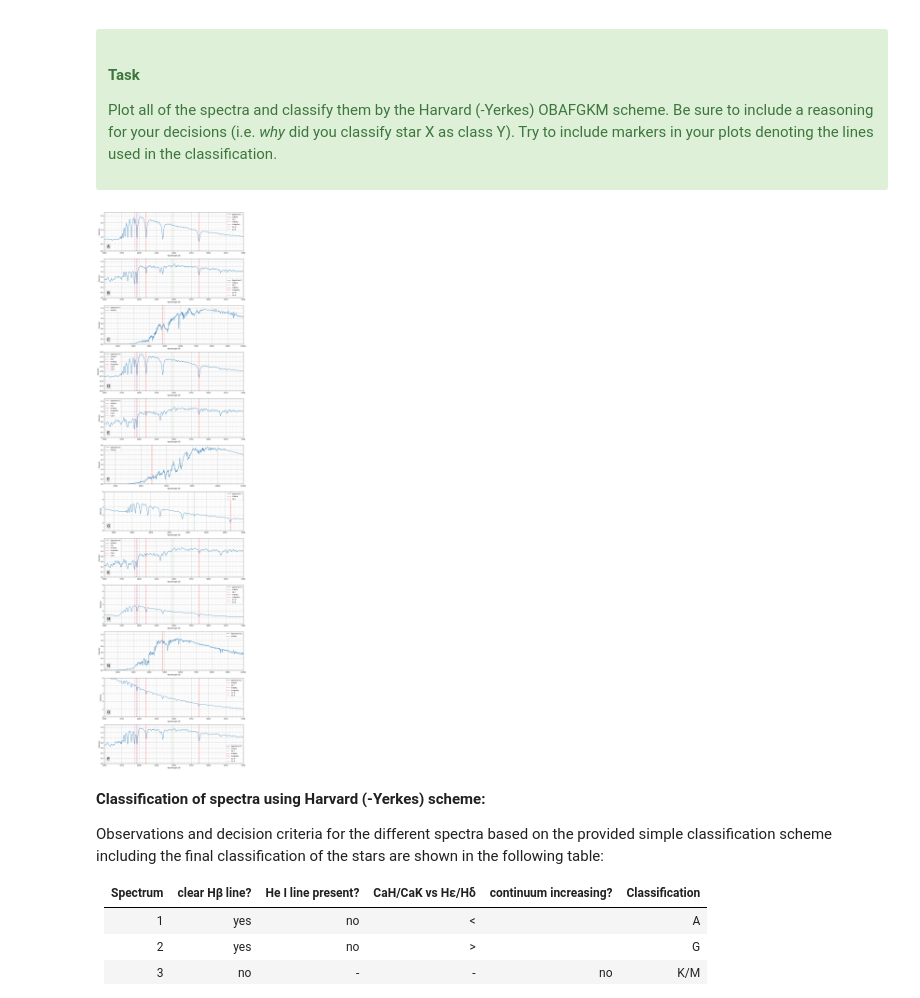
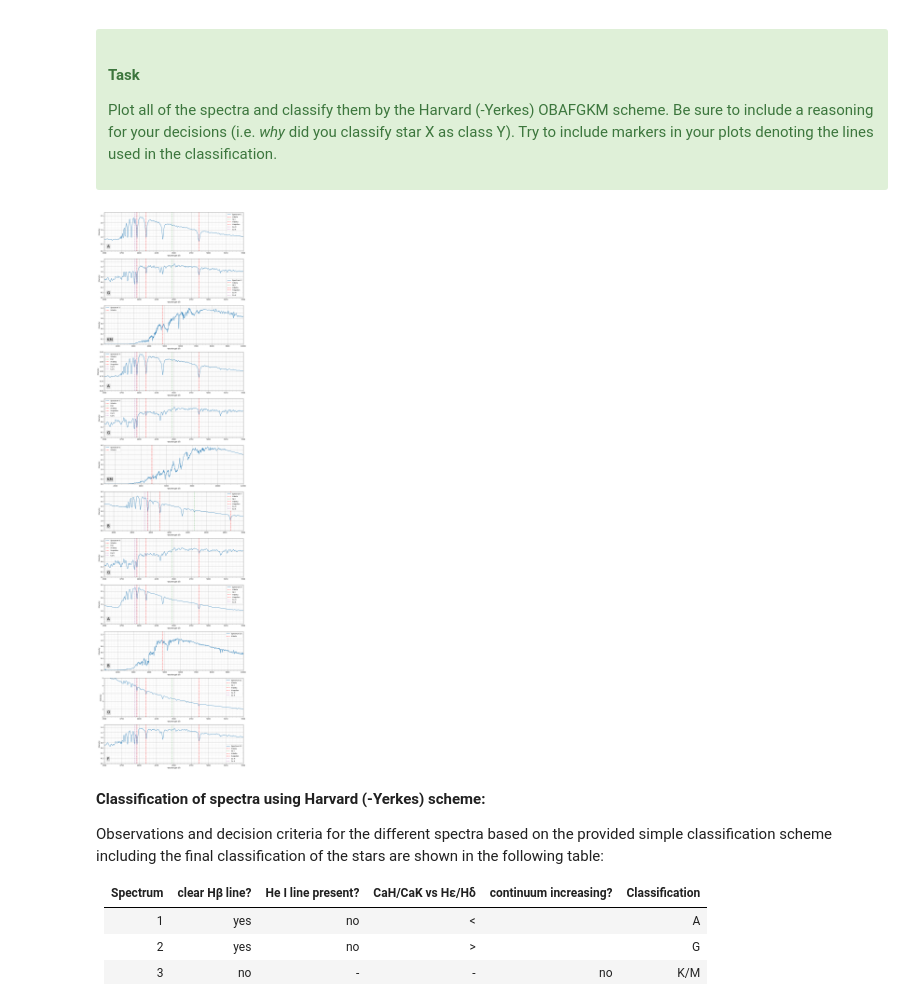
Before and after one commit to B0whunt3r21/AstroPrak, a Jupyter notebook: SpectralTypeClassification.ipynb, the cells around one changed output. Drawn from its saved outputs; the diff is of its cells as text; code cells hidden in the pictures.

```diff
--- a/SpectralTypeClassification.ipynb
+++ b/SpectralTypeClassification.ipynb
@@ -391,53 +389,53 @@ yScalings = [[0, 2.75]
              ,[0, 2]
              ,[0, 1.5]
              ,[0, 4]
-             ,[0, 5]
+             ,[0, 4]
              ,[0, 1.5]
-             ,[0, 6]
+             ,[0, 3]
              ,[0, 1.3]
              ,[0, 5]
              ,[0, 1.5]]
 
 emissionLines = [['H-beta', 'He I', 'H-delta', 'H-epsilon', 'Ca H', 'Ca K']
                  ,['H-beta', 'He I', 'H-delta', 'H-epsilon', 'Ca H', 'Ca K']
                  ,['H-beta']
                  ,['H-beta', 'He I', 'H-delta', 'H-epsilon', 'Ca H', 'Ca K']
                  ,['H-beta', 'He I', 'H-delta', 'H-epsilon', 'Ca H', 'Ca K']
                  ,['H-beta']
-                 ,['H-beta', 'He I']
+                 ,['H-beta', 'He I', 'H-delta', 'H-epsilon', 'Ca H', 'Ca K']
                  ,['H-beta', 'He I', 'H-delta', 'H-epsilon', 'Ca H', 'Ca K']
                  ,['H-beta', 'He I', 'H-delta', 'H-epsilon', 'Ca H', 'Ca K']
                  ,['H-beta']
                  ,['H-beta', 'He I', 'H-delta', 'H-epsilon', 'Ca H', 'Ca K']
                  ,['H-beta', 'He I', 'H-delta', 'H-epsilon', 'Ca H', 'Ca K']]
 
 spectral_classes = {
     0: 'A',
-    1: 'B',
-    2: 'C',
-    3: 'D',
-    4: 'E',
-    5: 'F',
-    6: 'G',
-    7: 'K',
-    8: 'M',
-    9: 'N',
+    1: 'G',
+    2: 'KM',
+    3: 'A',
+    4: 'G',
+    5: 'KM',
+    6: 'B',
+    7: 'G',
+    8: 'A',
+    9: 'B',
     10: 'O',
-    11: 'P'}
+    11: 'F'}
 
 fig, axes = plt.subplots(12, 1, figsize=(15, 60))
 for idx, row in Axes.iterrows():
     plotSpectra(row['X'], row['Y'], ax=axes[idx], nr=idx, xLim=xScalings[idx], yLim=yScalings[idx], emmLines=emissionLines[idx])
 
     spectral_class = spectral_classes.get(idx, '')
     if spectral_class:
         x_pos = xScalings[idx][0] + 0.02 * (xScalings[idx][1] - xScalings[idx][0])
         y_pos = yScalings[idx][0] + 0.09 * (yScalings[idx][1] - yScalings[idx][0])
     axes[idx].text(x_pos, y_pos, spectral_class, fontsize=22, color='black', bbox=dict(facecolor='grey', alpha=0.3, edgecolor='none'))
 
 plt.show()
 # %% [output]
-[figure, old version]
+[figure, new version]
 # %% [markdown]
 **Classification of spectra using Harvard (-Yerkes) scheme:**
 
```
Also changed, not shown: parts of 3 cells of this notebook.
